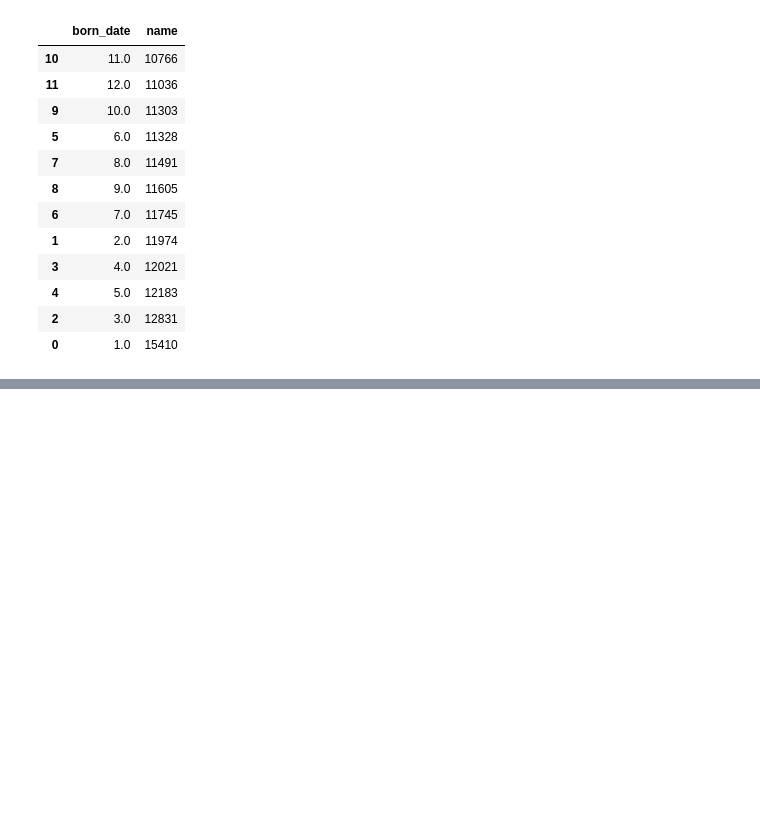
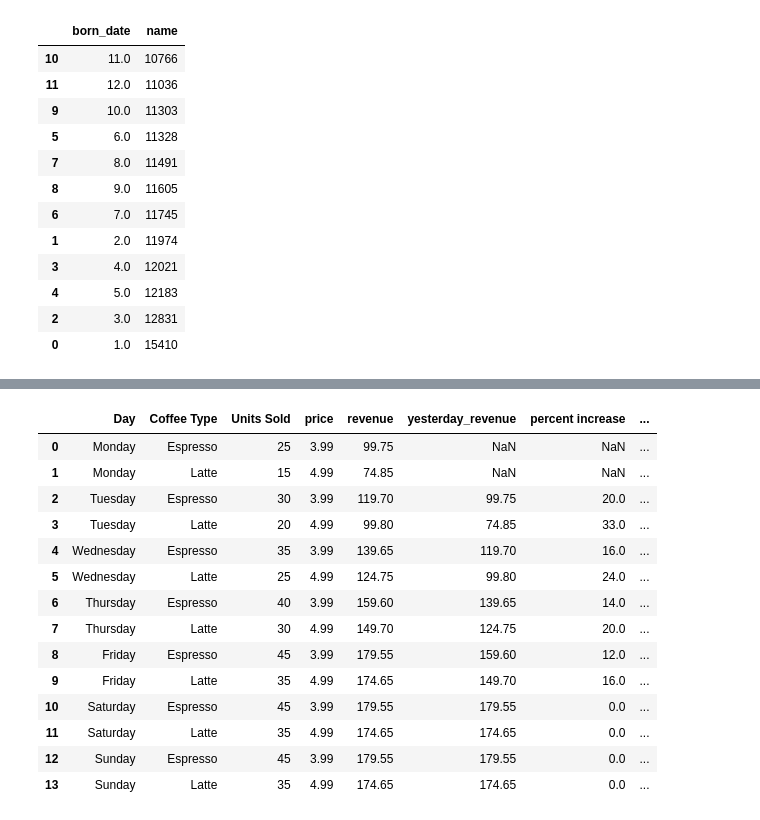
Before and after one commit to BurhanAkkus/complete-pandas-tutorial, a Jupyter notebook: tutorial.ipynb, the cells around one changed output, grey strips where cells are left out. Drawn from its saved outputs; the diff is of its cells as text; code cells hidden in the pictures; blank space fills up the shorter version.

```diff
--- a/tutorial.ipynb
+++ b/tutorial.ipynb
@@ -1139,0 +1162,2 @@ bios.groupby(bios['born_date'].dt.month)['name'].count().reset_index().sort_valu
+# %%
+coffee['yesterday_revenue'] = coffee['revenue'].shift(2)
@@ -1139,0 +1182,3 @@ bios.groupby(bios['born_date'].dt.month)['name'].count().reset_index().sort_valu
+# %%
+coffee['percent increase'] = ((coffee['revenue'] - coffee['yesterday_revenue']) / coffee['yesterday_revenue'] * 100)//1
+coffee
@@ -1139,0 +1238,19 @@ bios.groupby(bios['born_date'].dt.month)['name'].count().reset_index().sort_valu
+# %%
+coffee['cumulative_revenue'] = coffee.groupby('Coffee Type')['revenue'].cumsum()
+coffee
+# %% [output]
+|  | Day | Coffee Type | Units Sold | price | revenue | yesterday_revenue | percent increase | ... |
+| 0 | Monday | Espresso | 25 | 3.99 | 99.75 | NaN | NaN | ... |
+| 1 | Monday | Latte | 15 | 4.99 | 74.85 | NaN | NaN | ... |
+| 2 | Tuesday | Espresso | 30 | 3.99 | 119.70 | 99.75 | 20.0 | ... |
+| 3 | Tuesday | Latte | 20 | 4.99 | 99.80 | 74.85 | 33.0 | ... |
+| 4 | Wednesday | Espresso | 35 | 3.99 | 139.65 | 119.70 | 16.0 | ... |
+| 5 | Wednesday | Latte | 25 | 4.99 | 124.75 | 99.80 | 24.0 | ... |
+| 6 | Thursday | Espresso | 40 | 3.99 | 159.60 | 139.65 | 14.0 | ... |
+| 7 | Thursday | Latte | 30 | 4.99 | 149.70 | 124.75 | 20.0 | ... |
+| 8 | Friday | Espresso | 45 | 3.99 | 179.55 | 159.60 | 12.0 | ... |
+| 9 | Friday | Latte | 35 | 4.99 | 174.65 | 149.70 | 16.0 | ... |
+| 10 | Saturday | Espresso | 45 | 3.99 | 179.55 | 179.55 | 0.0 | ... |
+| 11 | Saturday | Latte | 35 | 4.99 | 174.65 | 174.65 | 0.0 | ... |
+| 12 | Sunday | Espresso | 45 | 3.99 | 179.55 | 179.55 | 0.0 | ... |
+| 13 | Sunday | Latte | 35 | 4.99 | 174.65 | 174.65 | 0.0 | ... |
```
Also changed, not shown: parts of 9 cells of this notebook.
